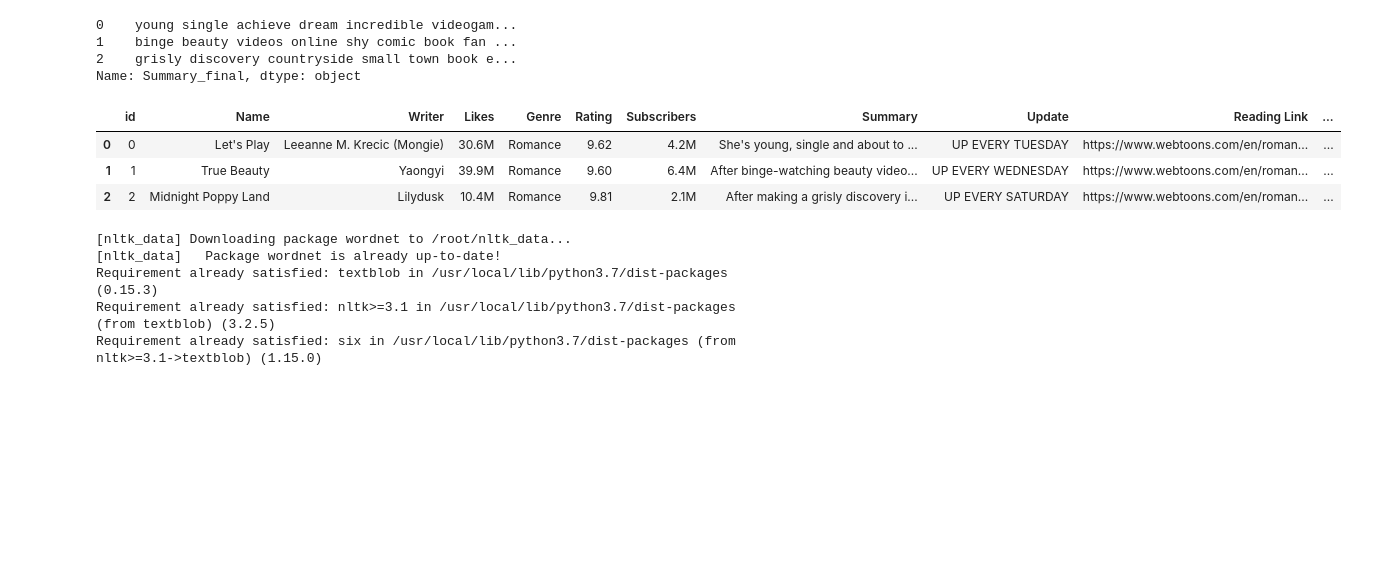
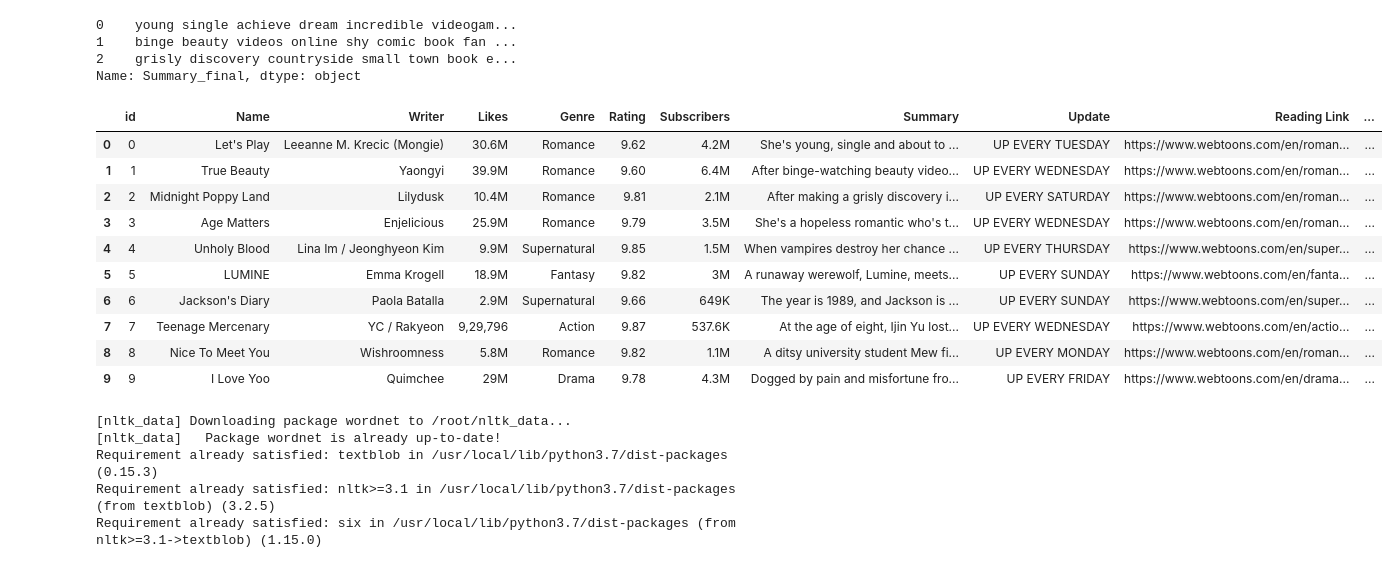
Before and after one commit to seungyeon38/Webtoon_recommendation_system, a Jupyter notebook: 코싸인유사도적용.ipynb, the cells around one changed output. Cells and saved outputs as stored; diff of their text form; code cells hidden in the pictures; blank space fills up the shorter version.

```diff
--- a/코싸인유사도적용.ipynb
+++ b/코싸인유사도적용.ipynb
@@ -31,5 +43,5 @@ Requirement already satisfied: smart-open>=1.2.1 in /usr/local/lib/python3.7/dis
 # %%
-comic = pd.read_csv('./sample_data/Webtoon Dataset.csv')
+comic = pd.read_csv('/content/drive/MyDrive/webtoon/Webtoon Dataset.csv')
 # %%
 input_comic = input()
 # %% [output]
@@ -196,17 +230,24 @@ comic['Summary_Keywords'] = comic['Summary_final'].apply(lambda x:extract_keywor
 # %%
 def keyword_3(keyword_list):
   keyword_list_3 = keyword_list[0:3]
 
   return keyword_list_3
 
 comic['Summary_Keywords_3'] = comic['Summary_Keywords'].apply(lambda x:keyword_3(x))
 
-comic.head(3)
+comic.head(10)
 # %% [output]
 |  | id | Name | Writer | Likes | Genre | Rating | Subscribers | Summary | Update | Reading Link | ... |
 | 0 | 0 | Let's Play | Leeanne M. Krecic (Mongie) | 30.6M | Romance | 9.62 | 4.2M | She's young, single and about to ... | UP EVERY TUESDAY | https://www.webtoons.com/en/roman... | ... |
 | 1 | 1 | True Beauty | Yaongyi | 39.9M | Romance | 9.60 | 6.4M | After binge-watching beauty video... | UP EVERY WEDNESDAY | https://www.webtoons.com/en/roman... | ... |
 | 2 | 2 | Midnight Poppy Land | Lilydusk | 10.4M | Romance | 9.81 | 2.1M | After making a grisly discovery i... | UP EVERY SATURDAY | https://www.webtoons.com/en/roman... | ... |
+| 3 | 3 | Age Matters | Enjelicious | 25.9M | Romance | 9.79 | 3.5M | She's a hopeless romantic who's t... | UP EVERY WEDNESDAY | https://www.webtoons.com/en/roman... | ... |
+| 4 | 4 | Unholy Blood | Lina Im / Jeonghyeon Kim | 9.9M | Supernatural | 9.85 | 1.5M | When vampires destroy her chance ... | UP EVERY THURSDAY | https://www.webtoons.com/en/super... | ... |
+| 5 | 5 | LUMINE | Emma Krogell | 18.9M | Fantasy | 9.82 | 3M | A runaway werewolf, Lumine, meets... | UP EVERY SUNDAY | https://www.webtoons.com/en/fanta... | ... |
+| 6 | 6 | Jackson's Diary | Paola Batalla | 2.9M | Supernatural | 9.66 | 649K | The year is 1989, and Jackson is ... | UP EVERY SUNDAY | https://www.webtoons.com/en/super... | ... |
+| 7 | 7 | Teenage Mercenary | YC / Rakyeon | 9,29,796 | Action | 9.87 | 537.6K | At the age of eight, Ijin Yu lost... | UP EVERY WEDNESDAY | https://www.webtoons.com/en/actio... | ... |
+| 8 | 8 | Nice To Meet You | Wishroomness | 5.8M | Romance | 9.82 | 1.1M | A ditsy university student Mew fi... | UP EVERY MONDAY | https://www.webtoons.com/en/roman... | ... |
+| 9 | 9 | I Love Yoo | Quimchee | 29M | Drama | 9.78 | 4.3M | Dogged by pain and misfortune fro... | UP EVERY FRIDAY | https://www.webtoons.com/en/drama... | ... |
 # %%
 from nltk.corpus import wordnet
 nltk.download('wordnet')
```
Also changed, not shown: parts of 11 cells of this notebook.
